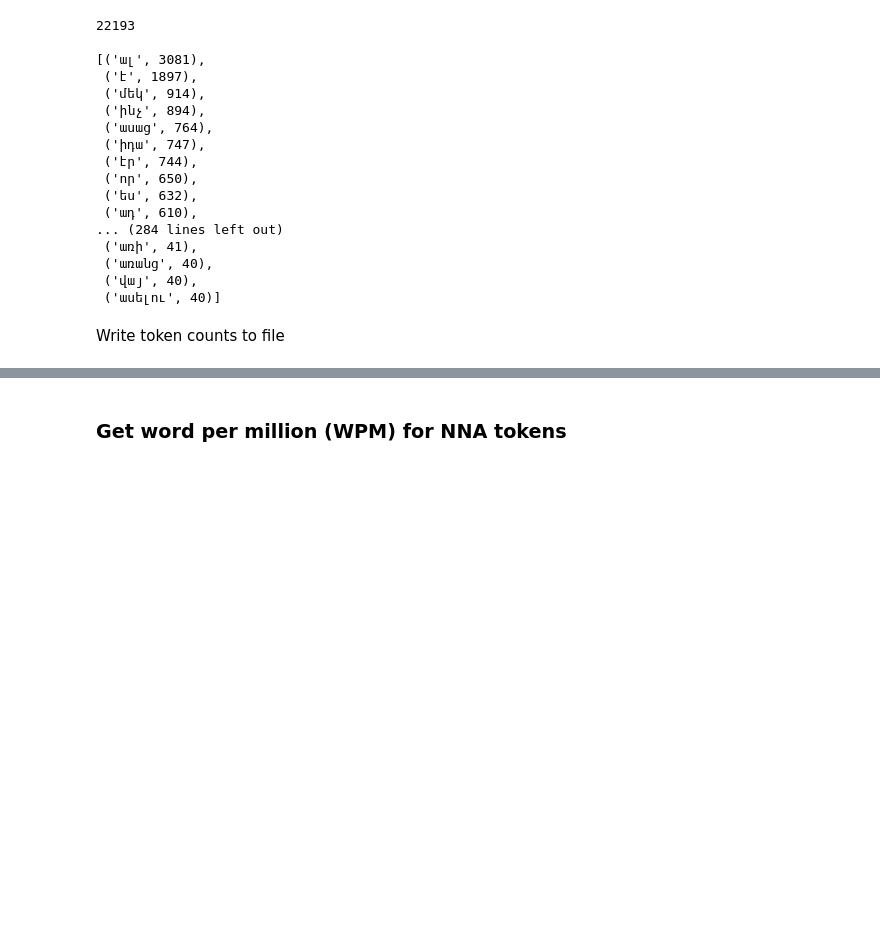
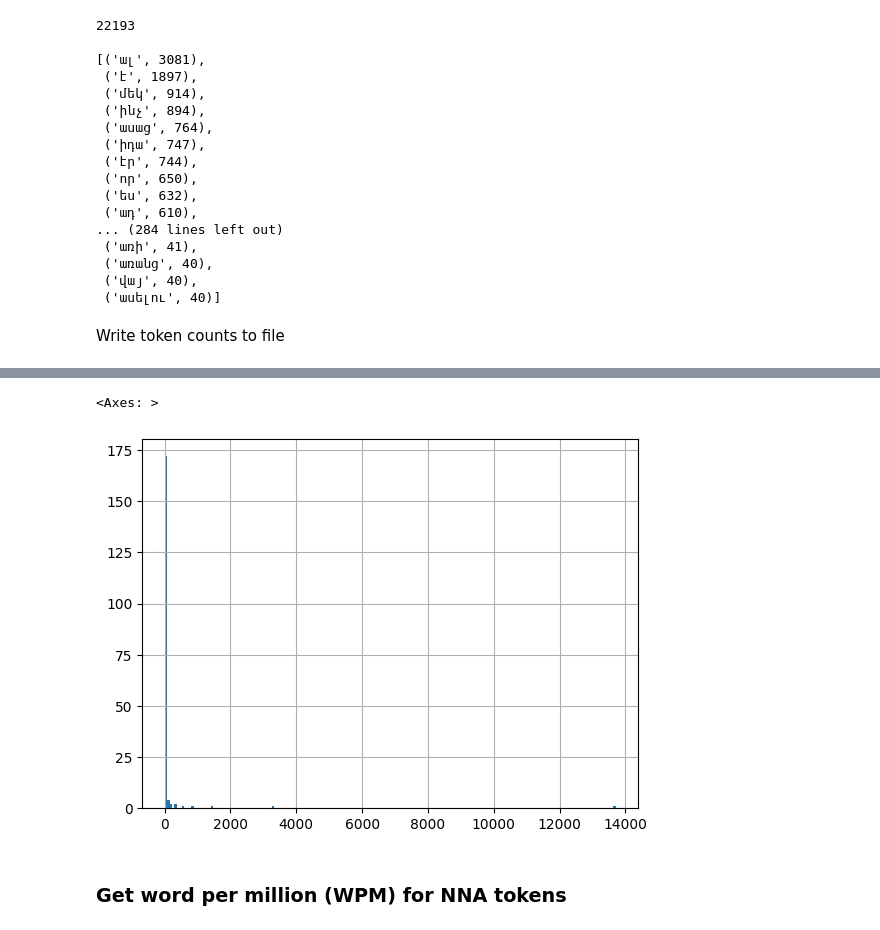
Before and after one commit to NorNakhichevan-Armenian-corpus/script_notebooks, a Jupyter notebook: frequency_analysis.ipynb, the cells around one changed output, grey strips where cells are left out. Cells and saved outputs as stored; diff of their text form; code cells hidden in the pictures; blank space fills up the shorter version.

```diff
--- a/frequency_analysis.ipynb
+++ b/frequency_analysis.ipynb
@@ -58,3 +58,7 @@ with open('NNA_corpus_wordlist.tsv', 'w', encoding='utf8') as f:
     for i in [i for i in token_counts.most_common() \
               if i[0] != '' and i[0] != '–']:
         f.write(i[0] + '\t' + str(i[1]) + '\n')
+# %%
+df = pd.read_csv('NNA_corpus_wordlist.tsv', sep='\t', \
+                 header=None, names=['token', 'count'])
+df.head(3)
@@ -61,3 +94,8 @@ with open('NNA_corpus_wordlist.tsv', 'w', encoding='utf8') as f:
+# %%
+df['count'].value_counts().hist(bins=len(df['count'].value_counts()))
+# %% [output]
+<Axes: >
+[figure, added]
 # %% [markdown]
 ### Get word per million (WPM) for NNA tokens
 # %%
```
Also changed, not shown: parts of 2 cells of this notebook.
